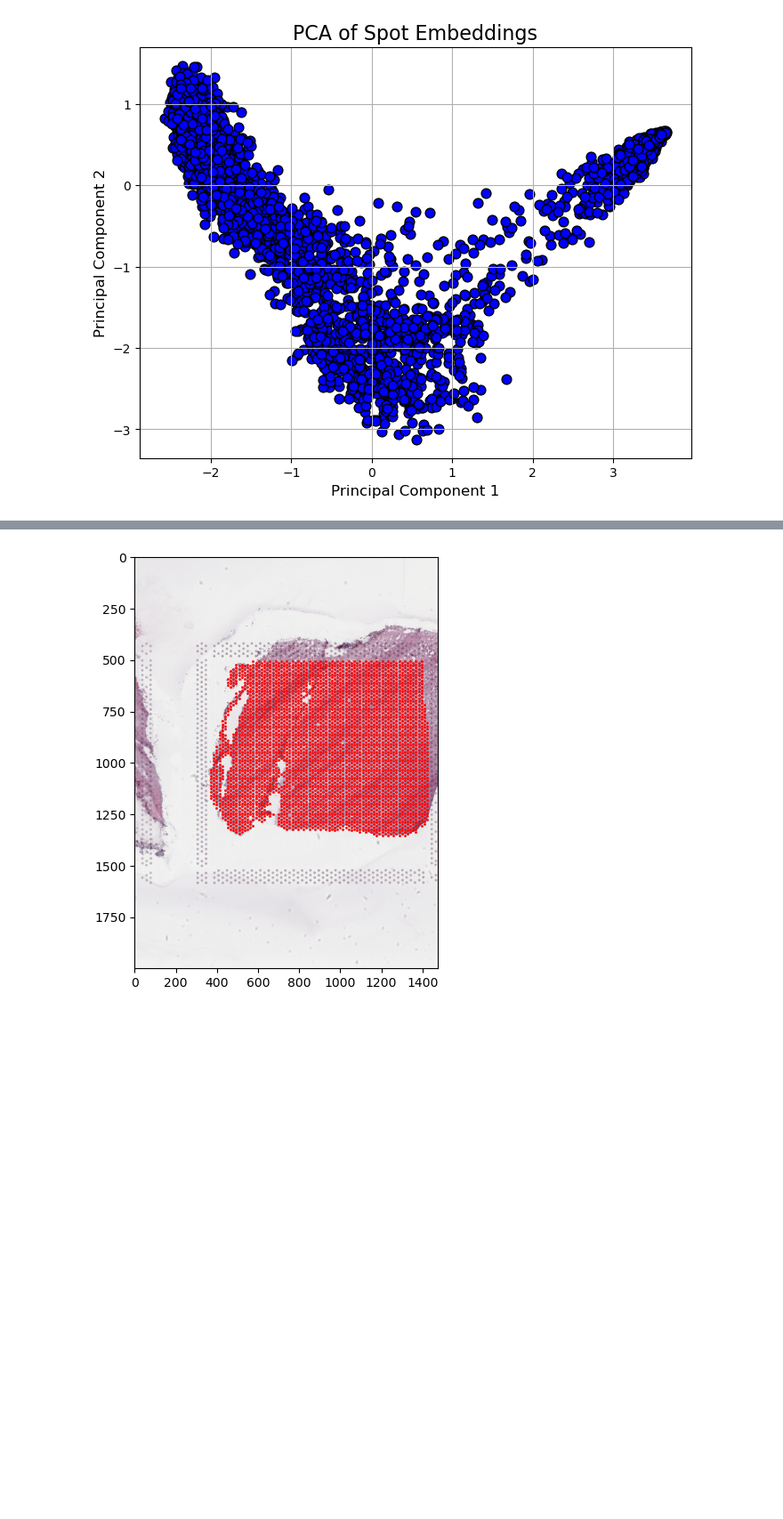
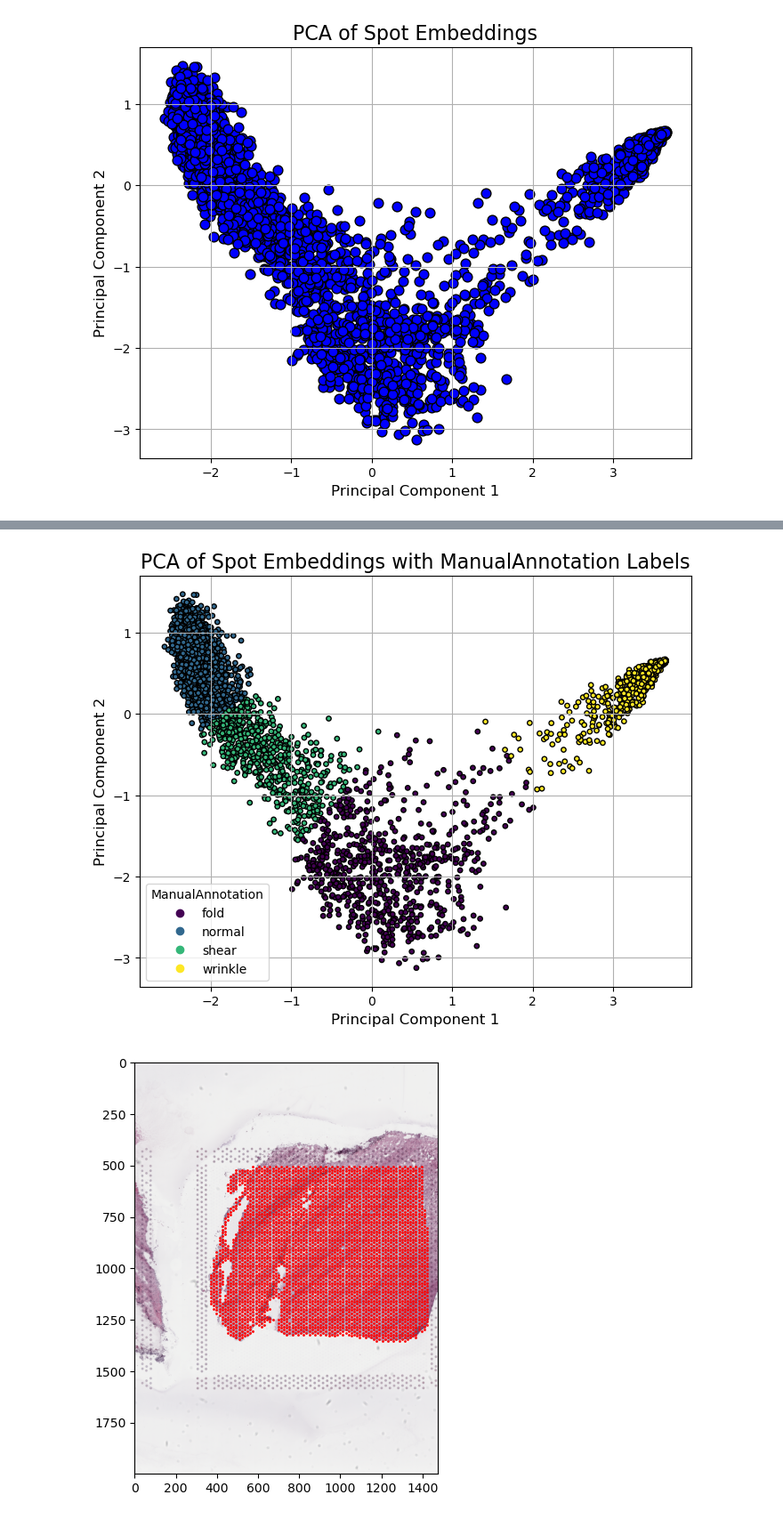
Before and after one commit to lixinglin-AI/Identifying-Cellular-Niche-in-Spatial-Transcriptomics-with-LLM, a Jupyter notebook: image_preprocessing (2).ipynb, the cells around one changed output, grey strips where cells are left out. Shown at 89% size. Cells and saved outputs as stored; diff of their text form; code cells hidden in the pictures; blank space fills up the shorter version.

```diff
--- a/image_preprocessing (2).ipynb
+++ b/image_preprocessing (2).ipynb
@@ -268,3 +308,49 @@ plt.show()
+# %%
+from sklearn.cluster import KMeans
+import matplotlib.pyplot as plt
+import numpy as np
+
+# Assuming reduced_vectors is already computed (PCA-reduced data)
+kmeans = KMeans(n_clusters=4, random_state=42)
+clusters = kmeans.fit_predict(reduced_vectors)  # Converts to discrete variable (cluster labels)
+
+# Create a manual mapping for clusters to ManualAnnotation labels
+# Ensure this matches your data structure; adjust as needed
+cluster_mapping = {
+    0: 'normal',
+    1: 'shear',
+    2: 'fold',
+    3: 'wrinkle'
+}
+
+# Replace clusters with their corresponding ManualAnnotation labels
+manual_annotations = np.array([cluster_mapping[cluster] for cluster in clusters])
+
+plt.figure(figsize=(8, 6))
+scatter = plt.scatter(
+    reduced_vectors[:, 0],
+    reduced_vectors[:, 1],
+    c=[['normal', 'shear', 'fold', 'wrinkle'].index(label) for label in manual_annotations],  # Convert to numerical for coloring
+    cmap='viridis',
+    edgecolor='k',
+    s=15
+)
+
+# Generate legend with ManualAnnotation labels
+unique_labels = np.unique(manual_annotations)
+handles = [
+    plt.Line2D([], [], marker='o', linestyle='', color=scatter.cmap(scatter.norm(i)), label=label)
+    for i, label in enumerate(unique_labels)
+]
+
+plt.legend(handles=handles, title="ManualAnnotation")
+plt.title("PCA of Spot Embeddings with ManualAnnotation Labels", fontsize=16)
+plt.xlabel("Principal Component 1", fontsize=12)
+plt.ylabel("Principal Component 2", fontsize=12)
+plt.grid(True)
+plt.show()
+# %% [output]
+[figure, added]
 # %%
 Br6522_mid_image = adata.uns['spatial']['Br6522_mid']['images']['hires']
 row_mid = adata.obsm['spatial'][adata.obs['sample_id'] == 'Br6522_mid', 0] * adata.uns['spatial']['Br6522_mid']['scalefactors']['tissue_hires_scalef']
```
Also changed, not shown: parts of 48 cells of this notebook.
